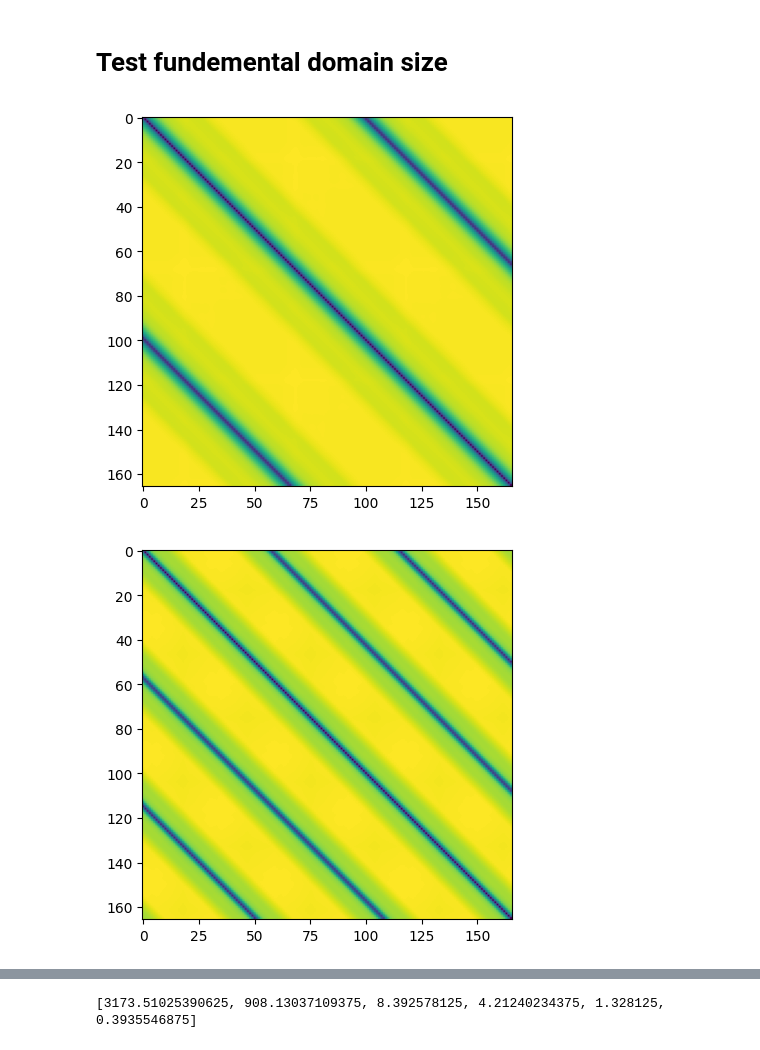
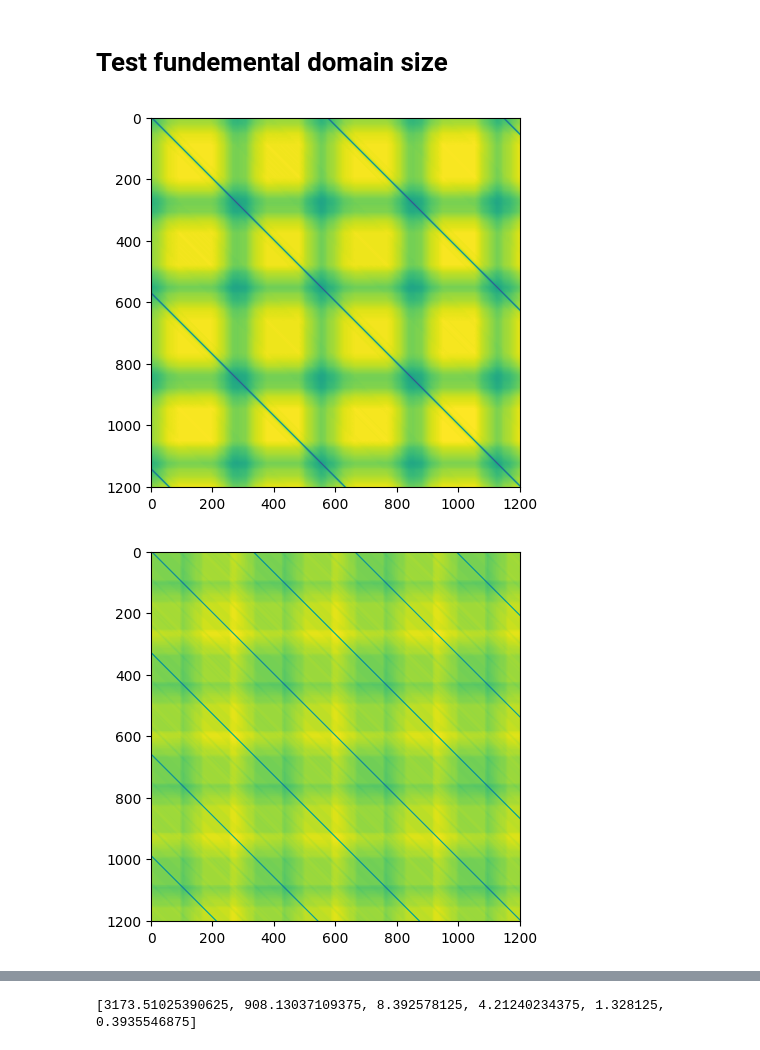
Before and after one commit to kyleormsby/persistent-symmetry, a Jupyter notebook: studentDemos/daleDemos/lensTest.ipynb, the cells around one changed output, grey strips where cells are left out. Drawn from its saved outputs; the diff is of its cells as text; code cells hidden in the pictures.

```diff
--- a/studentDemos/daleDemos/lensTest.ipynb
+++ b/studentDemos/daleDemos/lensTest.ipynb
@@ -705,15 +713,15 @@ def findFundDist(pairwise):
     return(medDist)
 # %%
 j = (500,500)
-tester = Image.open(c1_names[0]).convert('L')
+tester = Image.open(test_name[0]).convert('L') #Image.open(c1_names[0]).convert('L')
 list = verticalSlice(tester, j)
 array1 = imgListToArray(list)
-pairwise1 = pairwise_distances(array1)
+pairwise1 = pairwise_distances(array1, metric = 'manhattan')
 plt.figure()
 plt.imshow(pairwise1)
 plt.show()
 # %% [output]
-[figure, old version]
+[figure, new version]
 # %%
 list = horizontalSlice(tester, j)
 array2 = imgListToArray(list)
@@ -722,7 +730,7 @@ plt.figure()
 plt.imshow(pairwise2)
 plt.show()
 # %% [output]
-[figure, old version]
+[figure, new version]
 # %%
 print(findFundDist(pairwise1))
 print(findFundDist(pairwise2))
```
Also changed, not shown: parts of 3 cells of this notebook.
